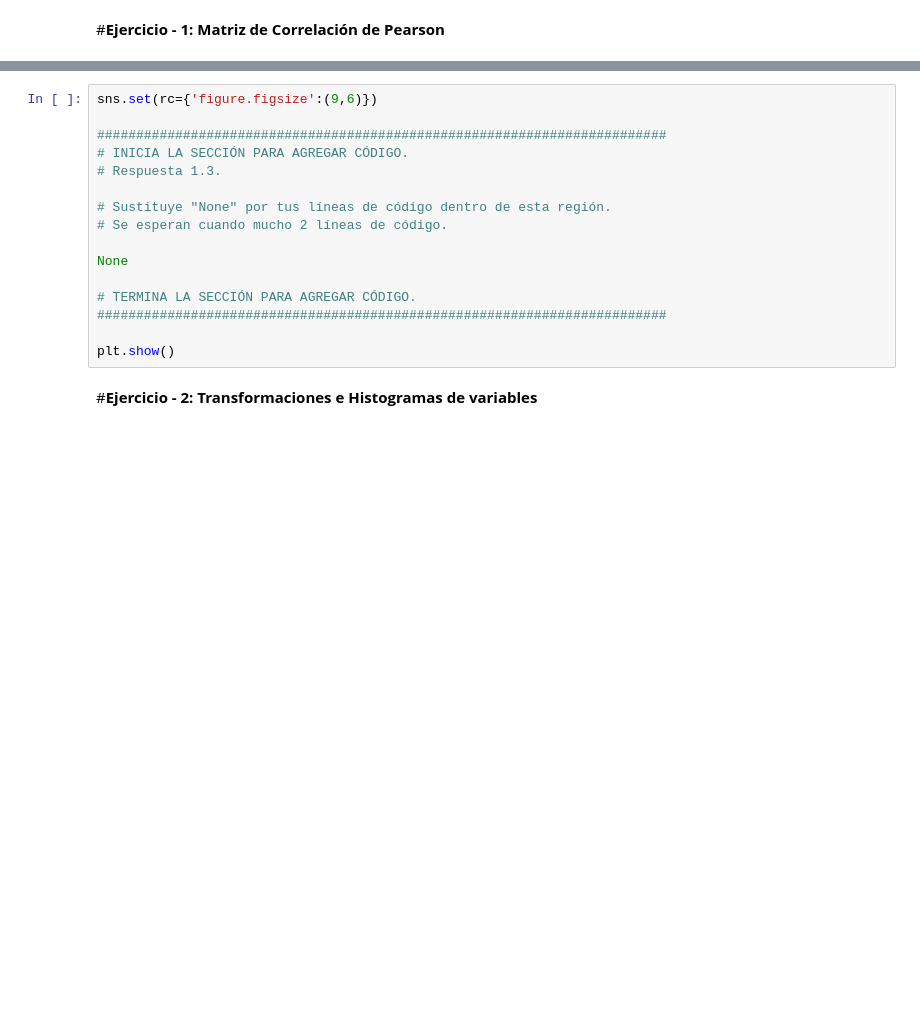
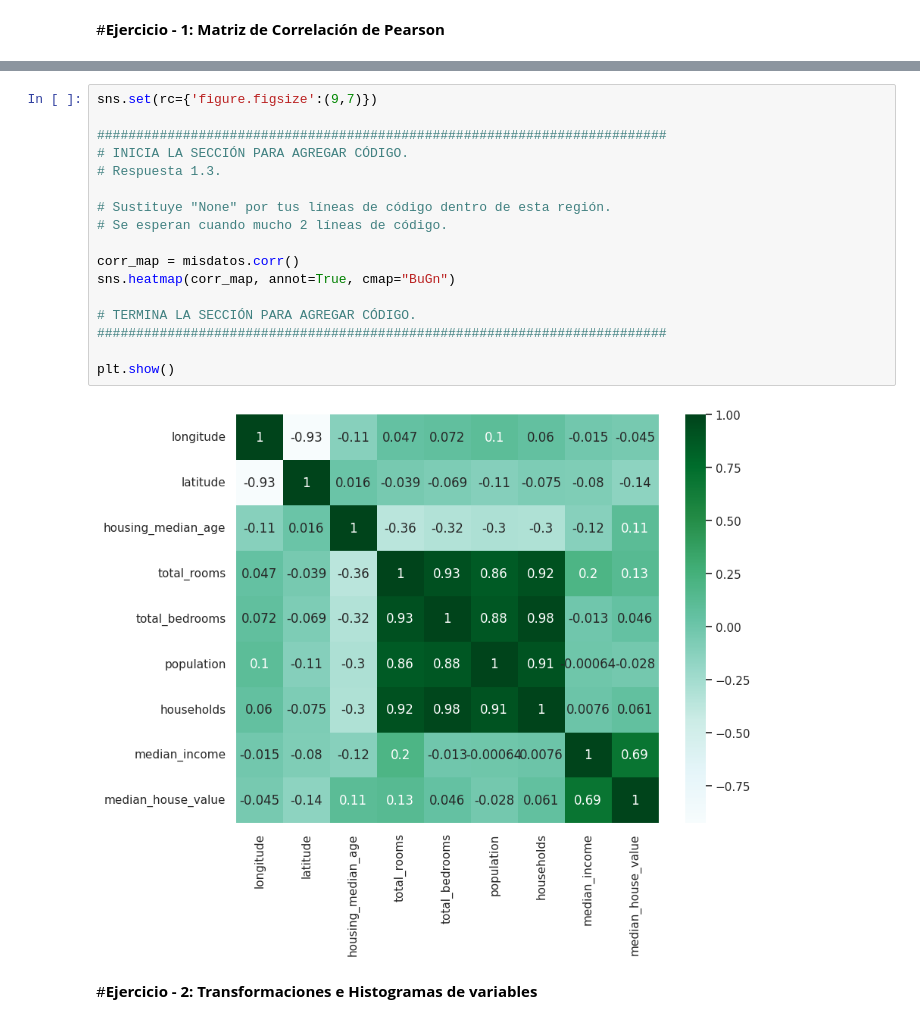
Before and after one commit to AlexysCR/Camera-Calibration, a Jupyter notebook: Actividad 2/MNA_IAyAA_semana_2_2024_Actividad_2.ipynb, the cells around one changed output, grey strips where cells are left out. Drawn from its saved outputs; the diff is of its cells as text; blank space fills up the shorter version.

```diff
--- a/Actividad 2/MNA_IAyAA_semana_2_2024_Actividad_2.ipynb
+++ b/Actividad 2/MNA_IAyAA_semana_2_2024_Actividad_2.ipynb
@@ -96,19 +98,22 @@ https://matplotlib.org/stable/tutorials/colors/colormaps.html
 # %%
-sns.set(rc={'figure.figsize':(9,6)})
+sns.set(rc={'figure.figsize':(9,7)})
 
 #########################################################################
 # INICIA LA SECCIÓN PARA AGREGAR CÓDIGO.
 # Respuesta 1.3.
 
 # Sustituye "None" por tus líneas de código dentro de esta región.
 # Se esperan cuando mucho 2 líneas de código.
 
-None
+corr_map = misdatos.corr()
+sns.heatmap(corr_map, annot=True, cmap="BuGn")
 
 # TERMINA LA SECCIÓN PARA AGREGAR CÓDIGO.
 #########################################################################
 
 plt.show()
+# %% [output]
+[figure, added]
 # %% [markdown]
 #**Ejercicio - 2: Transformaciones e Histogramas de variables**
 # %% [markdown]
```
Also changed, not shown: parts of 4 cells of this notebook.
